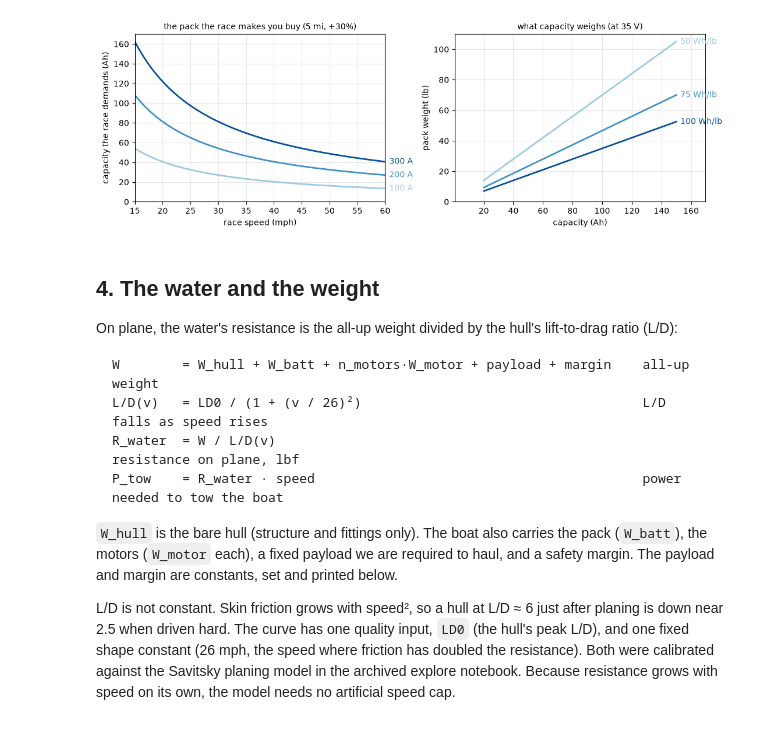
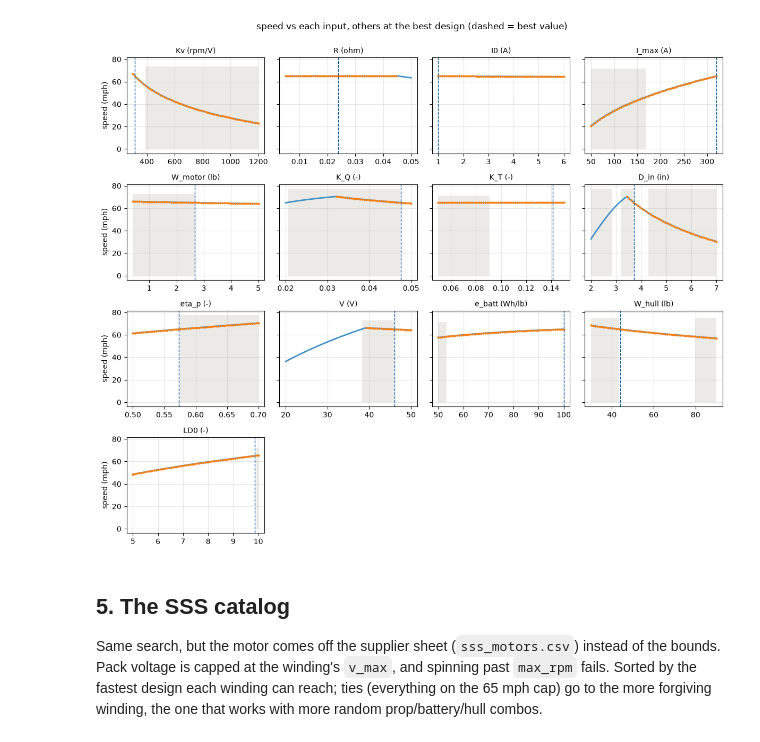
Before and after one commit to MarMar888/haav-modeling, a Jupyter notebook: prop_motor_battery/willmarley.ipynb, the cells around one changed output. Drawn from its saved outputs; the diff is of its cells as text; code cells hidden in the pictures.

Commit message:
Cut willmarley.ipynb down to inputs, model, fastest design, SSS picks (0.7.0)

````diff
--- a/prop_motor_battery/willmarley.ipynb
+++ b/prop_motor_battery/willmarley.ipynb
@@ -303,51 +337,31 @@ race: 5 mi at constant drive, +30% energy reserve
 # %%
-# Left: capacity the race demands. Right: what that capacity weighs.
-V_mid = mid(BATT_BOUNDS, "V")
-v_axis = np.linspace(15, 60, 200)
-capacity_axis = np.linspace(20, 150, 100)
-
-fig, (ax1, ax2) = plt.subplots(1, 2, figsize=(11, 3.8))
-for I_draw, color in zip((100.0, 200.0, 300.0), SEQ):
-    C_need = I_draw * RACE["miles"] / v_axis * RACE["reserve"] / USABLE
-    ax1.plot(v_axis, C_need, color=color, lw=2)
-    label_end(ax1, v_axis[-1], C_need[-1], f"{I_draw:g} A", color)
-
-for e, color in zip(lo_mid_hi(BATT_BOUNDS, "e_batt"), SEQ):
-    pack_lb = capacity_axis * V_mid / e
-    ax2.plot(capacity_axis, pack_lb, color=color, lw=2)
-    label_end(ax2, capacity_axis[-1], pack_lb[-1], f"{e:g} Wh/lb", color)
-
-ax1.set_xlabel("race speed (mph)"); ax1.set_ylabel("capacity the race demands (Ah)")
-ax1.set_title(f"the pack the race makes you buy ({RACE['miles']:g} mi, +{RACE['reserve'] - 1:.0%})",
-              fontsize=10)
-ax2.set_xlabel("capacity (Ah)"); ax2.set_ylabel("pack weight (lb)")
-ax2.set_title(f"what capacity weighs (at {V_mid:g} V)", fontsize=10)
-for ax in (ax1, ax2):
-    ax.grid(alpha=0.3); ax.set_ylim(bottom=0)
-ax1.set_xlim(v_axis[0], v_axis[-1]); ax1.margins(x=0.15); ax2.margins(x=0.15)
+keys = [k for k in BOUNDS if k != "n_motors"]
+fig, axes = plt.subplots(4, 4, figsize=(12, 10), sharey=True)
+for k, ax in zip(keys, axes.flat):
+    lo, hi = BOUNDS[k]
+    xs = np.linspace(lo, hi, 60)
+    rs = [solve(**{**BEST, k: x}) for x in xs]
+    mph = np.array([r["mph"] for r in rs])
+    bad = np.array([not ok(r) for r in rs])
+    lim = np.array([r["limited"] for r in rs])
+    ax.plot(xs, mph, color=BLUE, lw=2)
+    ax.plot(xs[lim], mph[lim], ".", color="tab:orange", ms=4)
+    ax.fill_between(xs, 0, mph.max() * 1.1, where=bad, color=GRAY, alpha=0.5, lw=0)
+    ax.axvline(BEST[k], color=DARK, lw=1, ls="--")
+    ax.set_title(f"{k} ({UNITS[k]})", fontsize=10); ax.grid(alpha=0.3)
+for ax in axes.flat[len(keys):]:
+    ax.axis("off")
+for ax in axes[:, 0]:
+    ax.set_ylabel("speed (mph)")
+fig.suptitle("speed vs each input, others at the best design (dashed = best value)", y=1.0)
 plt.tight_layout(); plt.show()
 # %% [output]
-[figure, old version]
+[figure, new version]
 # %% [markdown]
-## 4. The water and the weight
+## 5. The SSS catalog
 
-On plane, the water's resistance is the all-up weight divided by the hull's lift-to-drag ratio
-(L/D):
-
-```text
-W        = W_hull + W_batt + n_motors·W_motor + payload + margin    all-up weight
-L/D(v)   = LD0 / (1 + (v / 26)²)                                    L/D falls as speed rises
-R_water  = W / L/D(v)                                               resistance on plane, lbf
-P_tow    = R_water · speed                                          power needed to tow the boat
-```
-
-`W_hull` is the bare hull (structure and fittings only). The boat also carries the pack
-(`W_batt`), the motors (`W_motor` each), a fixed payload we are required to haul, and a safety
-margin. The payload and margin are constants, set and printed below.
-
-L/D is not constant. Skin friction grows with speed², so a hull at L/D ≈ 6 just after planing is
-down near 2.5 when driven hard. The curve has one quality input, `LD0` (the hull's peak L/D), and
-one fixed shape constant (26 mph, the speed where friction has doubled the resistance). Both were
-calibrated against the Savitsky planing model in the archived explore notebook. Because
-resistance grows with speed on its own, the model needs no artificial speed cap.
+Same search, but the motor comes off the supplier sheet (`sss_motors.csv`) instead of the bounds.
+Pack voltage is capped at the winding's `v_max`, and spinning past `max_rpm` fails. Sorted by the
+fastest design each winding can reach; ties (everything on the 65 mph cap) go to the more forgiving
+winding, the one that works with more random prop/battery/hull combos.
 # %%
````
Also changed, not shown: parts of 42 cells of this notebook, 3 other files.
